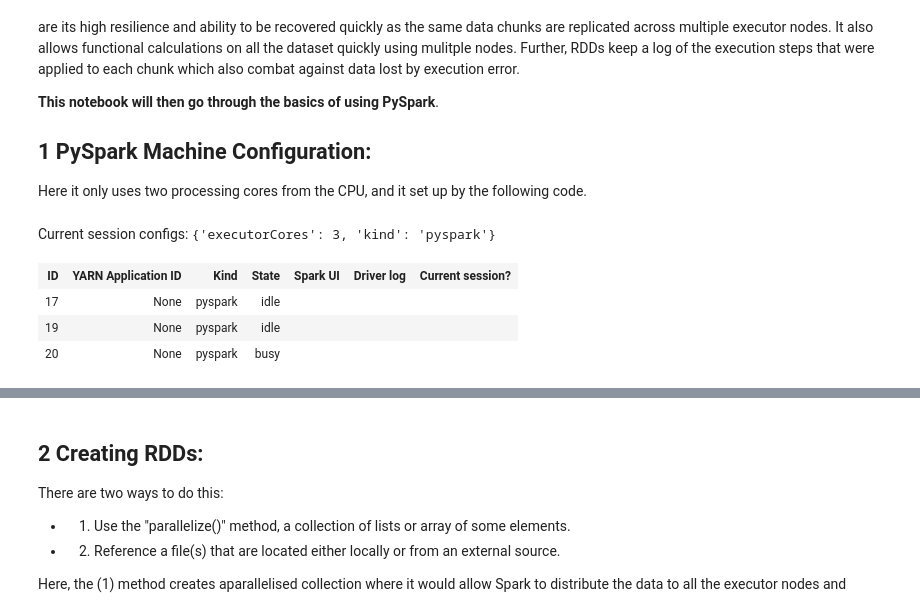
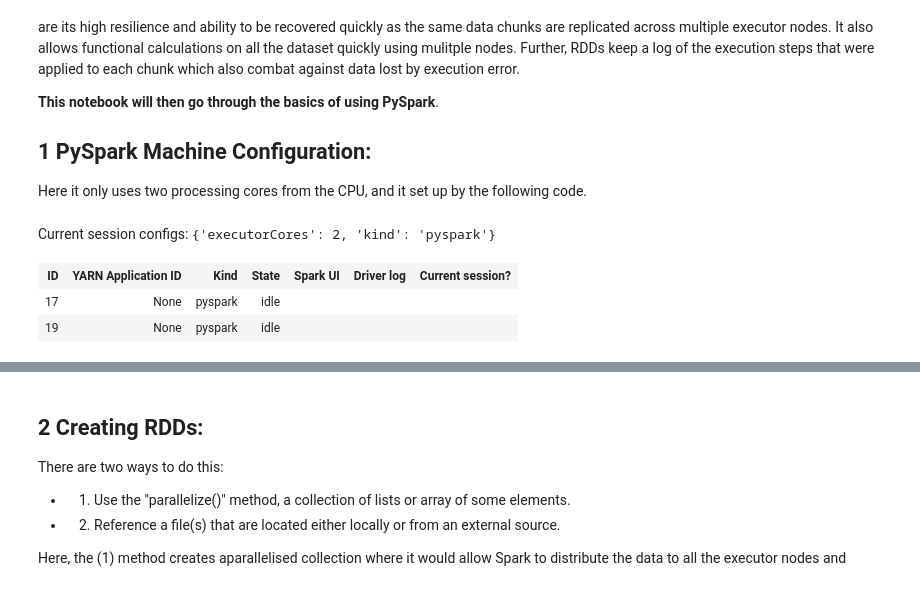
Before and after one commit to ylee9107/PySpark_myLearning, a Jupyter notebook: Project 1 - Abstracting Data with PySpark RDDs/PySpark - Abstracting Data with RDDs.ipynb, the cells around one changed output, grey strips where cells are left out. Saved outputs shown, nothing was run; the diff lists cells and outputs as text; code cells hidden in the pictures.

```diff
--- a/Project 1 - Abstracting Data with PySpark RDDs/PySpark - Abstracting Data with RDDs.ipynb
+++ b/Project 1 - Abstracting Data with PySpark RDDs/PySpark - Abstracting Data with RDDs.ipynb
@@ -17,14 +17,13 @@ Here it only uses two processing cores from the CPU, and it set up by the follow
 # %%
 %%configure
 {
-    "executorCores" : 3
+    "executorCores" : 2
 }
 # %% [output]
-Current session configs: {'executorCores': 3, 'kind': 'pyspark'}
+Current session configs: {'executorCores': 2, 'kind': 'pyspark'}
 | ID | YARN Application ID | Kind | State | Spark UI | Driver log | Current session? |
 | 17 | None | pyspark | idle |  |  |  |
 | 19 | None | pyspark | idle |  |  |  |
-| 20 | None | pyspark | busy |  |  |  |
 # %%
 from pyspark.sql.types import *
 # %% [output]
```
Also changed, not shown: parts of 15 cells of this notebook.
